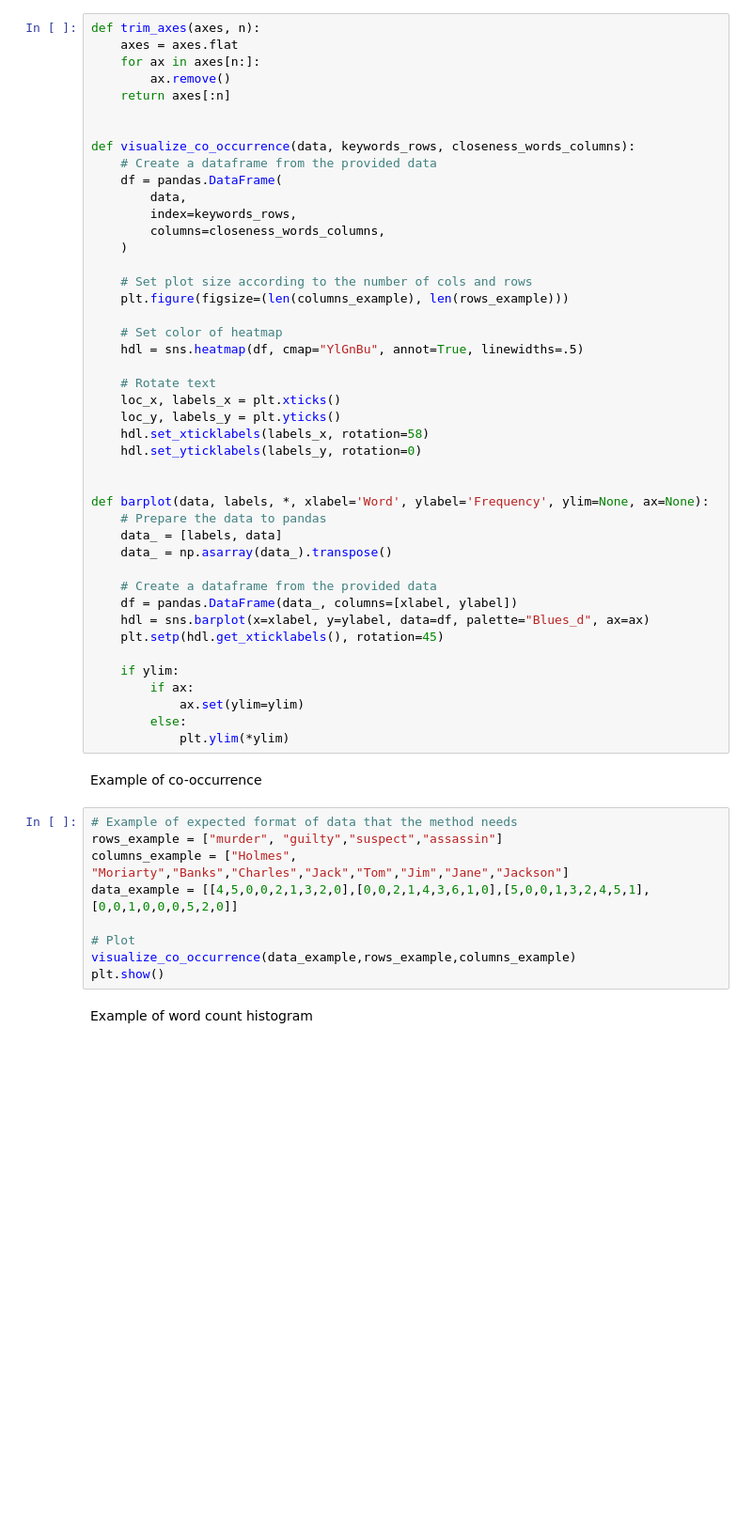
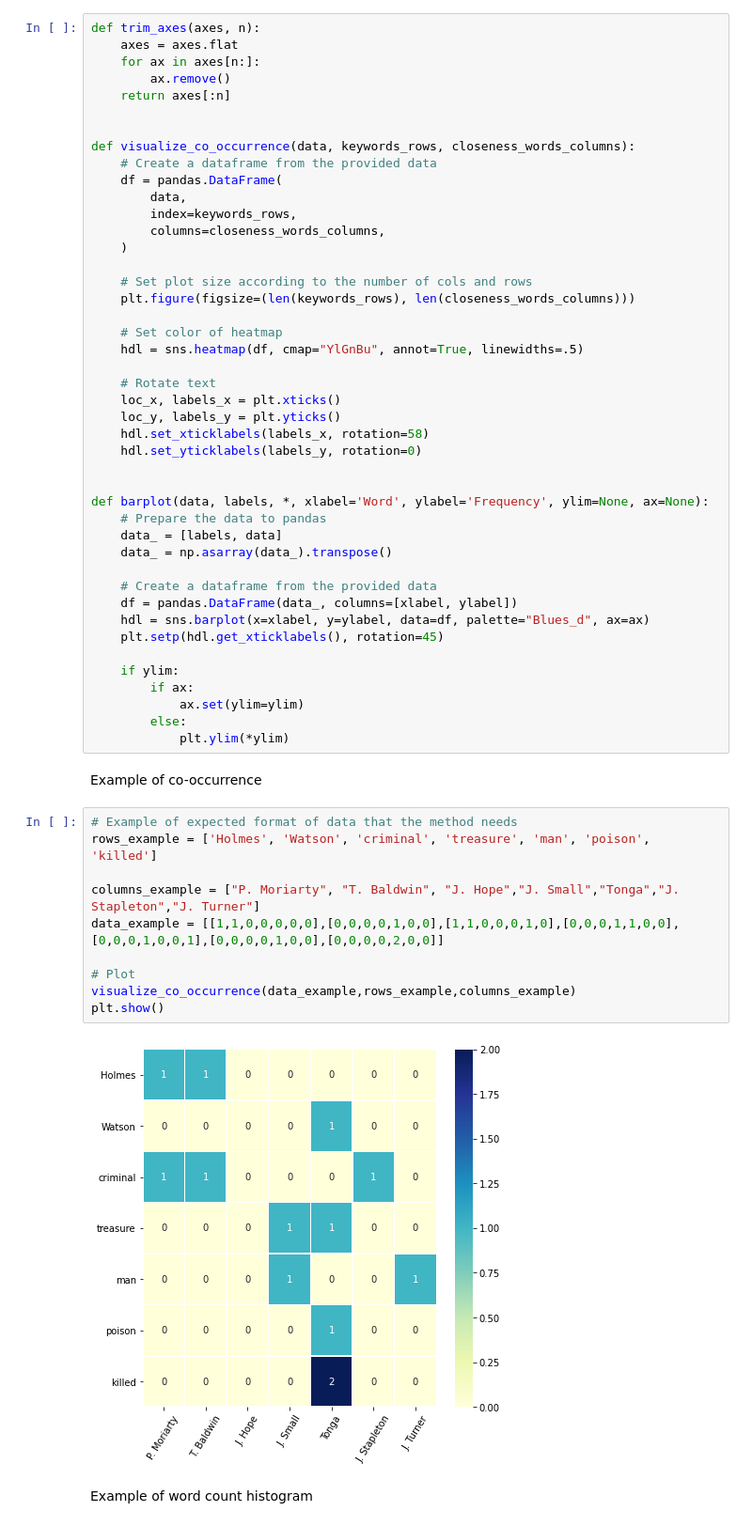
Before and after one commit to edponce/DoyleInvestigators, a Jupyter notebook: Project1_NLP.ipynb, the cells around one changed output. Shown: that part at 94% size. Saved outputs shown, nothing was run; the diff lists cells and outputs as text; blank space fills up the shorter version.

```diff
--- a/Project1_NLP.ipynb
+++ b/Project1_NLP.ipynb
@@ -1106,7 +1112,7 @@ def visualize_co_occurrence(data, keywords_rows, closeness_words_columns):
     )
 
     # Set plot size according to the number of cols and rows
-    plt.figure(figsize=(len(columns_example), len(rows_example)))
+    plt.figure(figsize=(len(keywords_rows), len(closeness_words_columns)))
 
     # Set color of heatmap
     hdl = sns.heatmap(df, cmap="YlGnBu", annot=True, linewidths=.5)
@@ -1137,13 +1143,16 @@ def barplot(data, labels, *, xlabel='Word', ylabel='Frequency', ylim=None, ax=No
 Example of co-occurrence
 # %%
 # Example of expected format of data that the method needs
-rows_example = ["murder", "guilty","suspect","assassin"]
-columns_example = ["Holmes", "Moriarty","Banks","Charles","Jack","Tom","Jim","Jane","Jackson"]
-data_example = [[4,5,0,0,2,1,3,2,0],[0,0,2,1,4,3,6,1,0],[5,0,0,1,3,2,4,5,1],[0,0,1,0,0,0,5,2,0]]
+rows_example = ['Holmes', 'Watson', 'criminal', 'treasure', 'man', 'poison', 'killed']
+
+columns_example = ["P. Moriarty", "T. Baldwin", "J. Hope","J. Small","Tonga","J. Stapleton","J. Turner"]
+data_example = [[1,1,0,0,0,0,0],[0,0,0,0,1,0,0],[1,1,0,0,0,1,0],[0,0,0,1,1,0,0],[0,0,0,1,0,0,1],[0,0,0,0,1,0,0],[0,0,0,0,2,0,0]]
 
 # Plot
 visualize_co_occurrence(data_example,rows_example,columns_example)
 plt.show()
+# %% [output]
+[figure, added]
 # %% [markdown]
 Example of word count histogram
 # %%
```
Also changed, not shown: parts of 10 cells of this notebook.
